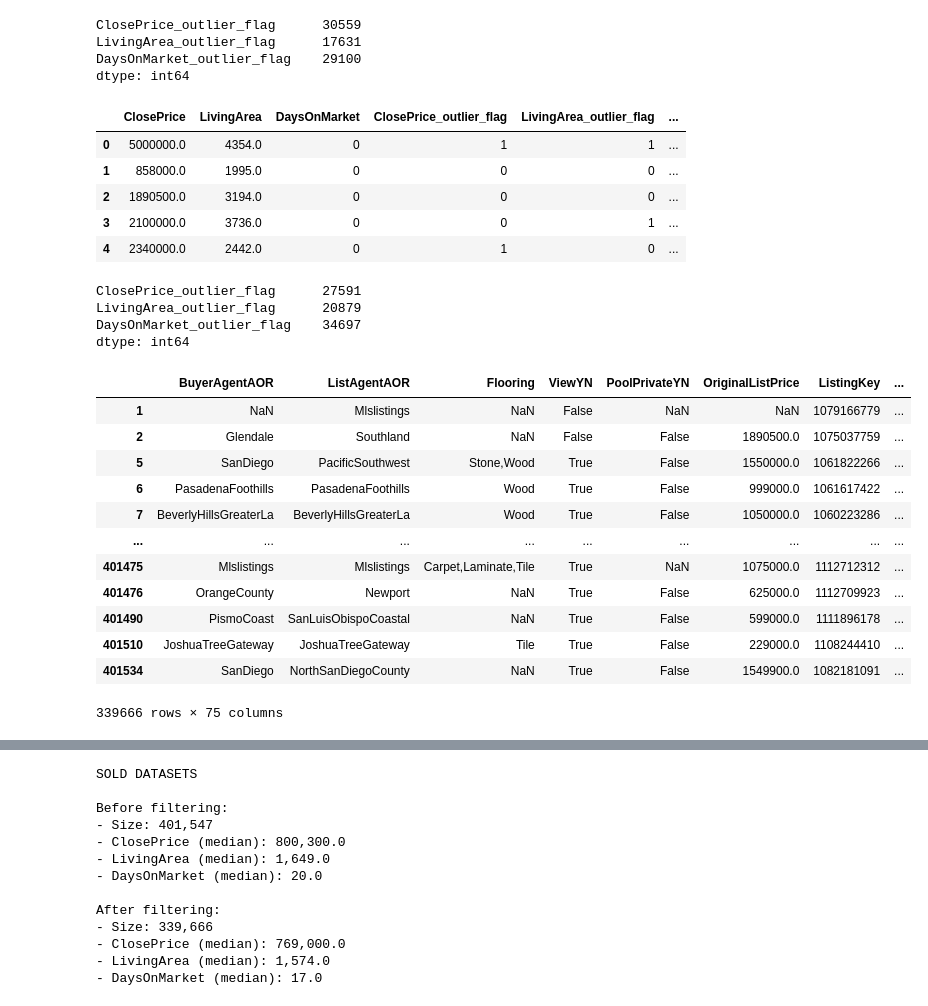
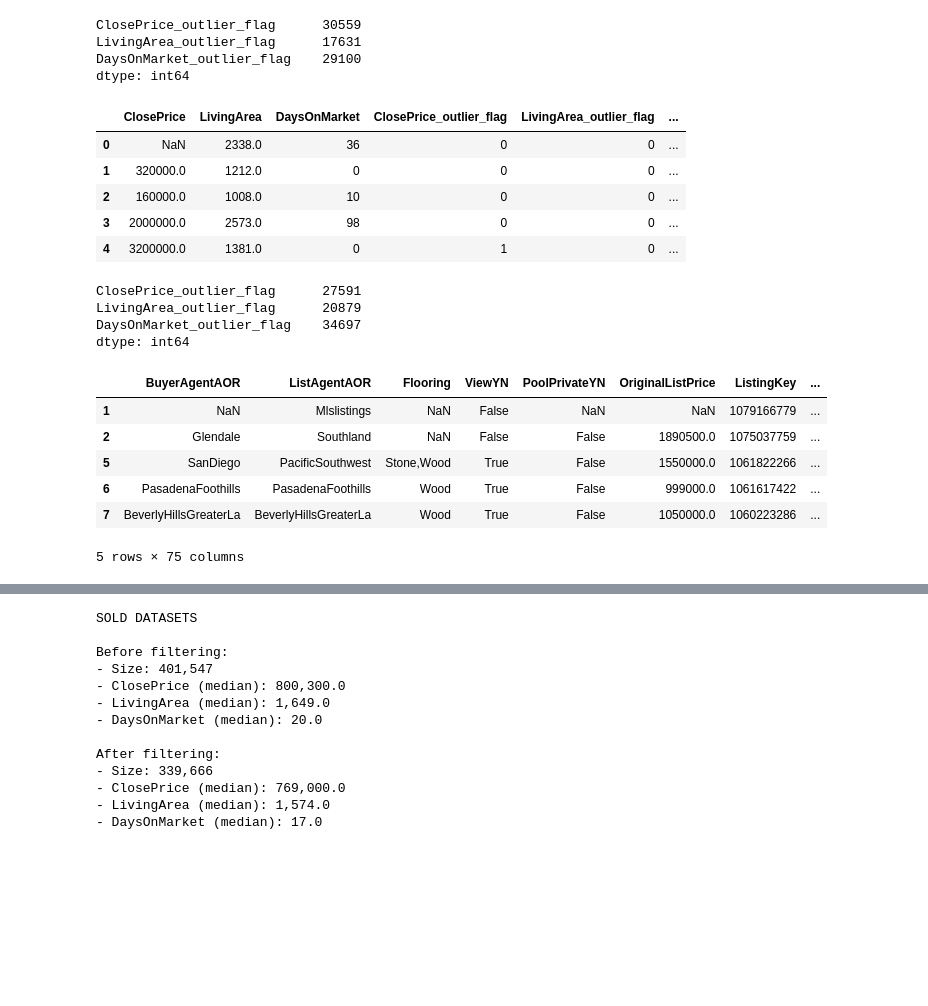
Before and after one commit to Michael-Anthony-Aguirre/IDX-Exchange-DA-Internship-2026, a Jupyter notebook: week7/6_outlier_detection.ipynb, the cells around one changed output, grey strips where cells are left out. Drawn from its saved outputs; the diff is of its cells as text; code cells hidden in the pictures; blank space fills up the shorter version.

```diff
--- a/week7/6_outlier_detection.ipynb
+++ b/week7/6_outlier_detection.ipynb
@@ -78,14 +69,14 @@ LivingArea_outlier_flag      17631
 DaysOnMarket_outlier_flag    29100
 dtype: int64
 # %%
-df_sold[key_numeric_fields + outlier_flags].head()
+df_listings[key_numeric_fields + outlier_flags].head()
 # %% [output]
 |  | ClosePrice | LivingArea | DaysOnMarket | ClosePrice_outlier_flag | LivingArea_outlier_flag | ... |
-| 0 | 5000000.0 | 4354.0 | 0 | 1 | 1 | ... |
-| 1 | 858000.0 | 1995.0 | 0 | 0 | 0 | ... |
-| 2 | 1890500.0 | 3194.0 | 0 | 0 | 0 | ... |
-| 3 | 2100000.0 | 3736.0 | 0 | 0 | 1 | ... |
-| 4 | 2340000.0 | 2442.0 | 0 | 1 | 0 | ... |
+| 0 | NaN | 2338.0 | 36 | 0 | 0 | ... |
+| 1 | 320000.0 | 1212.0 | 0 | 0 | 0 | ... |
+| 2 | 160000.0 | 1008.0 | 10 | 0 | 0 | ... |
+| 3 | 2000000.0 | 2573.0 | 98 | 0 | 0 | ... |
+| 4 | 3200000.0 | 1381.0 | 0 | 1 | 0 | ... |
 # %%
 df_listings[outlier_flags].sum()
 # %% [output]
@@ -103,19 +94,13 @@ def create_filtered_df(df):
 df_sold_filtered = create_filtered_df(df_sold)
 df_listings_filtered = create_filtered_df(df_listings)
 # %%
-df_sold_filtered
+df_sold_filtered.head()
 # %% [output]
 |  | BuyerAgentAOR | ListAgentAOR | Flooring | ViewYN | PoolPrivateYN | OriginalListPrice | ListingKey | ... |
 | 1 | NaN | Mlslistings | NaN | False | NaN | NaN | 1079166779 | ... |
 | 2 | Glendale | Southland | NaN | False | False | 1890500.0 | 1075037759 | ... |
 | 5 | SanDiego | PacificSouthwest | Stone,Wood | True | False | 1550000.0 | 1061822266 | ... |
 | 6 | PasadenaFoothills | PasadenaFoothills | Wood | True | False | 999000.0 | 1061617422 | ... |
 | 7 | BeverlyHillsGreaterLa | BeverlyHillsGreaterLa | Wood | True | False | 1050000.0 | 1060223286 | ... |
-| ... | ... | ... | ... | ... | ... | ... | ... | ... |
-| 401475 | Mlslistings | Mlslistings | Carpet,Laminate,Tile | True | NaN | 1075000.0 | 1112712312 | ... |
-| 401476 | OrangeCounty | Newport | NaN | True | False | 625000.0 | 1112709923 | ... |
-| 401490 | PismoCoast | SanLuisObispoCoastal | NaN | True | False | 599000.0 | 1111896178 | ... |
-| 401510 | JoshuaTreeGateway | JoshuaTreeGateway | Tile | True | False | 229000.0 | 1108244410 | ... |
-| 401534 | SanDiego | NorthSanDiegoCounty | NaN | True | False | 1549900.0 | 1082181091 | ... |
-339666 rows × 75 columns
+5 rows × 75 columns
 # %%
```
Also changed, not shown: parts of 10 cells of this notebook.
